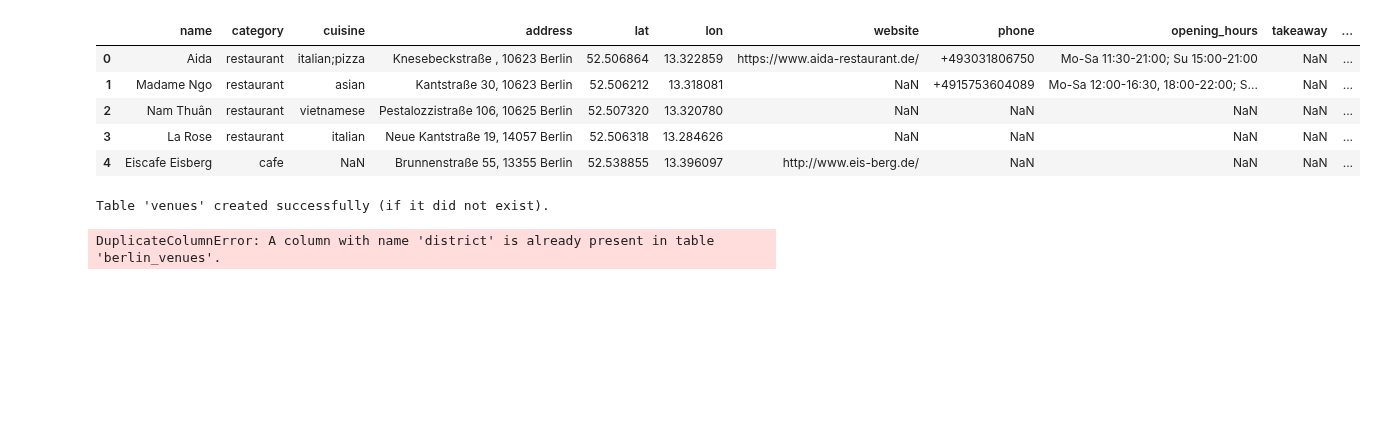
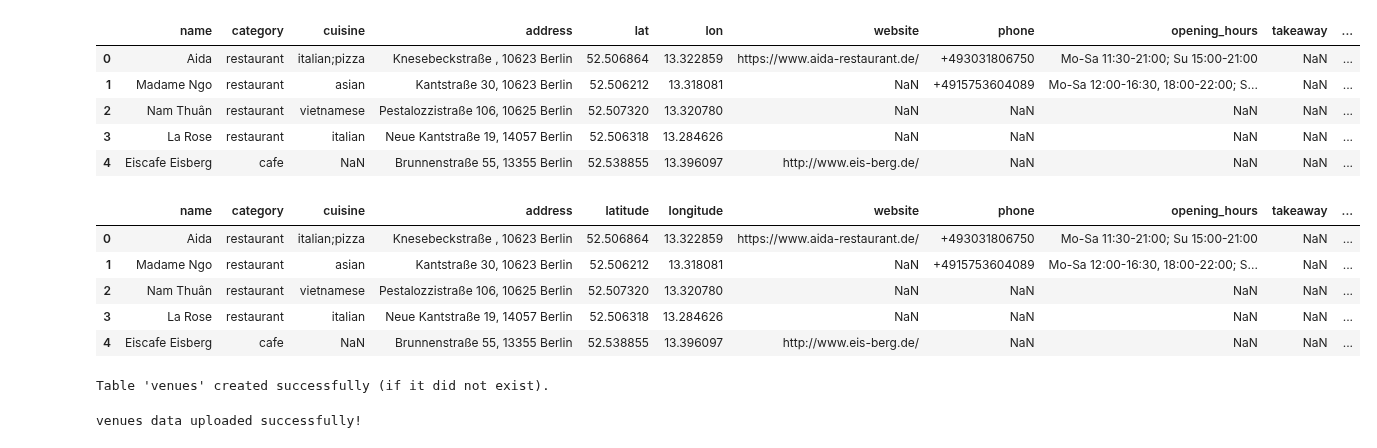
Before and after one commit to webeet-io/layered-populate-data-pool-da, a Jupyter notebook: venues/scripts/venues_data_transformation.ipynb, the cells around one changed output. Cells and saved outputs as stored; diff of their text form; code cells hidden in the pictures; blank space fills up the shorter version.

Commit message:
finalized sendin test table to db

```diff
--- a/venues/scripts/venues_data_transformation.ipynb
+++ b/venues/scripts/venues_data_transformation.ipynb
@@ -327,13 +328,27 @@ df.head()  # Display the first few rows of the cleaned DataFrame
 | 3 | La Rose | restaurant | italian | Neue Kantstraße 19, 14057 Berlin | 52.506318 | 13.284626 | NaN | NaN | NaN | NaN | ... |
 | 4 | Eiscafe Eisberg | cafe | NaN | Brunnenstraße 55, 13355 Berlin | 52.538855 | 13.396097 | http://www.eis-berg.de/ | NaN | NaN | NaN | ... |
 # %%
-# Change the name of columns wheelchair, lat, lon, district_clean
+# Change the name of columns wheelchair, lat, lon
 df.rename(columns={
     "wheelchair": "wheelchair_accessible",
     "lat": "latitude",
-    "lon": "longitude",
-    "district_clean": "district"
+    "lon": "longitude"
 }, inplace=True)
+
+# Drop the 'district_clean' column
+df.drop(columns=["district_clean"], inplace=True)
+
+# Convert the 'opening_hours_dict' column to JSON format
+df['opening_hours_dict'] = df['opening_hours_dict'].apply(lambda x: json.dumps(x) if x is not None else None)
+
+df.head()  # Display the first few rows of the cleaned DataFrame
+# %% [output]
+|  | name | category | cuisine | address | latitude | longitude | website | phone | opening_hours | takeaway | ... |
+| 0 | Aida | restaurant | italian;pizza | Knesebeckstraße , 10623 Berlin | 52.506864 | 13.322859 | https://www.aida-restaurant.de/ | +493031806750 | Mo-Sa 11:30-21:00; Su 15:00-21:00 | NaN | ... |
+| 1 | Madame Ngo | restaurant | asian | Kantstraße 30, 10623 Berlin | 52.506212 | 13.318081 | NaN | +4915753604089 | Mo-Sa 12:00-16:30, 18:00-22:00; S... | NaN | ... |
+| 2 | Nam Thuân | restaurant | vietnamese | Pestalozzistraße 106, 10625 Berlin | 52.507320 | 13.320780 | NaN | NaN | NaN | NaN | ... |
+| 3 | La Rose | restaurant | italian | Neue Kantstraße 19, 14057 Berlin | 52.506318 | 13.284626 | NaN | NaN | NaN | NaN | ... |
+| 4 | Eiscafe Eisberg | cafe | NaN | Brunnenstraße 55, 13355 Berlin | 52.538855 | 13.396097 | http://www.eis-berg.de/ | NaN | NaN | NaN | ... |
 # %%
 engine = create_engine(
     "postgresql+psycopg2://neondb_owner:npg_CeS9fJg2azZD"
@@ -387,4 +402,4 @@ df.to_sql(
 )
 print("venues data uploaded successfully!")
 # %% [output]
-DuplicateColumnError: A column with name 'district' is already present in table 'berlin_venues'.
+venues data uploaded successfully!
```
Also changed, not shown: parts of 2 cells of this notebook.
